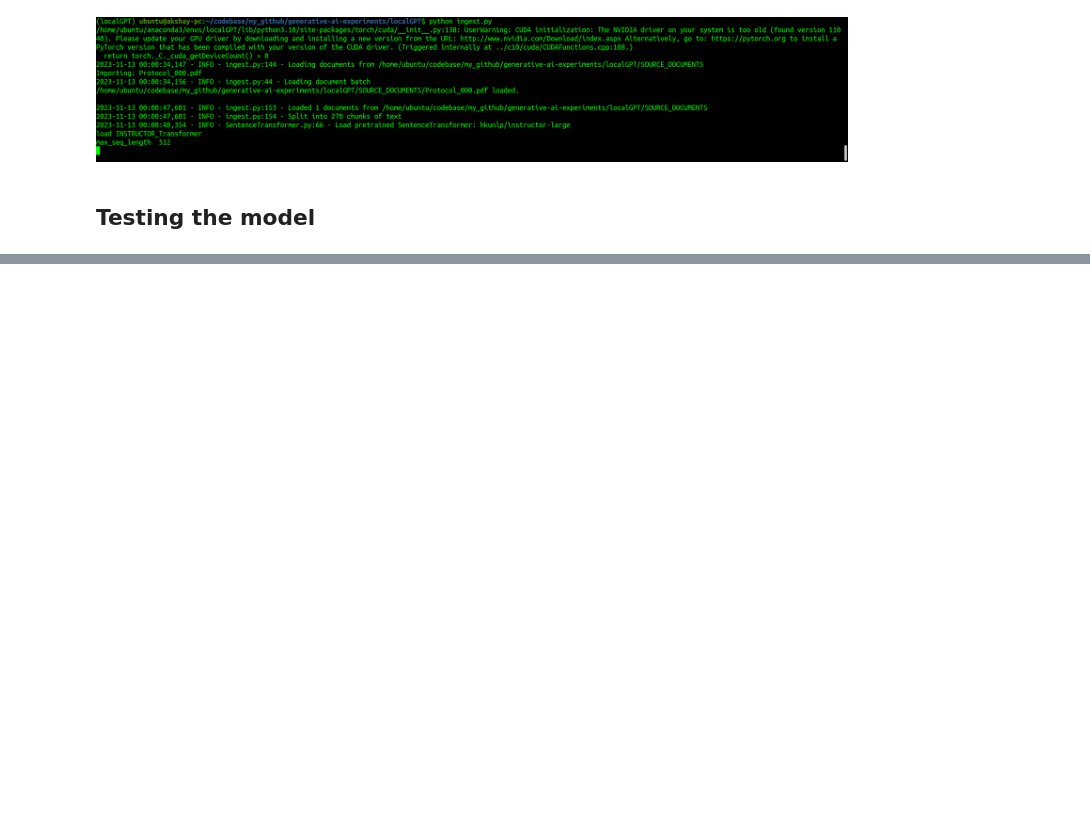
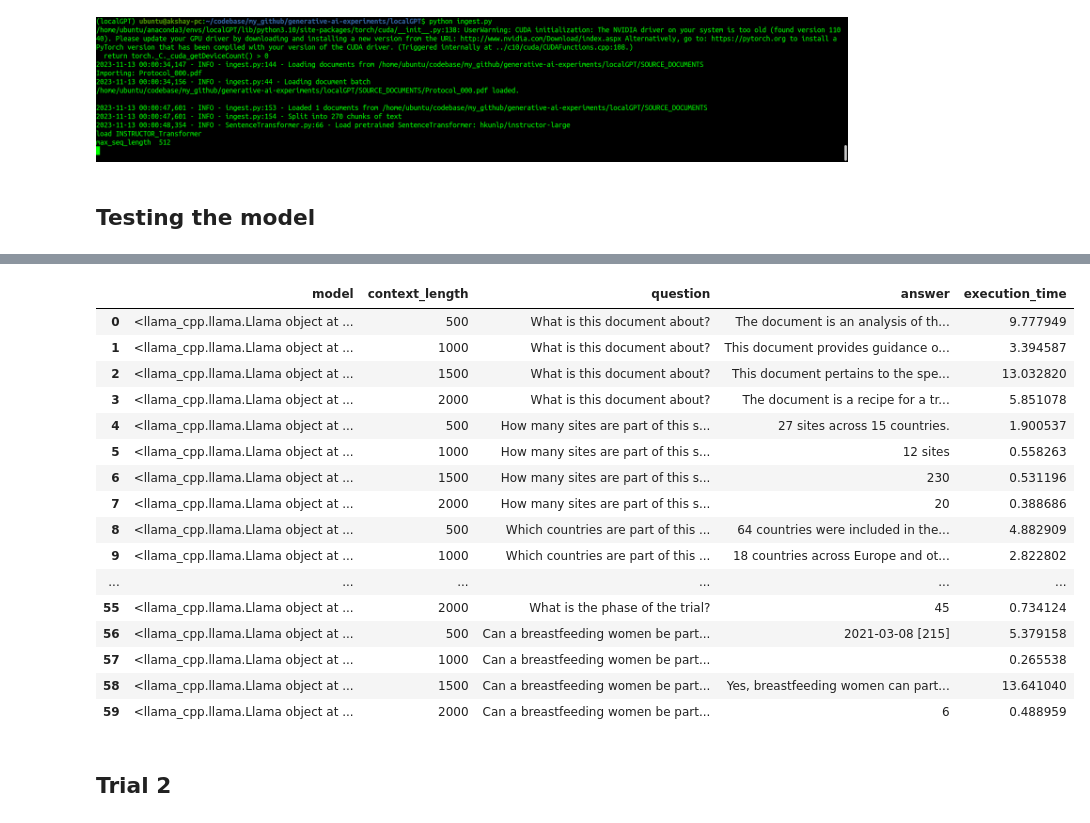
Before and after one commit to AksChougule/GenAI-projects, a Jupyter notebook: slm-comparing/comparing-SLMs.ipynb, the cells around one changed output, grey strips where cells are left out. Saved outputs shown, nothing was run; the diff lists cells and outputs as text; code cells hidden in the pictures; blank space fills up the shorter version.

```diff
--- a/slm-comparing/comparing-SLMs.ipynb
+++ b/slm-comparing/comparing-SLMs.ipynb
@@ -187,0 +227,7 @@ AVX = 1 | AVX2 = 1 | AVX512 = 0 | AVX512_VBMI = 0 | AVX512_VNNI = 0 | FMA = 1 |
+# %%
+def model(input_df):
+    answer = []
+    for index, row in input_df.iterrows():
+        answer.append(qa(row["questions"]))
+
+    return answer
@@ -187,0 +285,35 @@ AVX = 1 | AVX2 = 1 | AVX512 = 0 | AVX512_VBMI = 0 | AVX512_VNNI = 0 | FMA = 1 |
+# %%
+tokens = [500, 1000, 1500, 2000]
+models = [llama_7b, zephyr_7b, mistral_7b]
+questions = [
+    "What is this document about?",
+    "How many sites are part of this study?",
+    "Which countries are part of this study?",
+    "What is the phase of the trial?",
+    "Can a breastfeeding women be part of this study?"
+    ]
+
+df_qa = []
+
+for model in models:
+    for question in questions:
+        for token in tokens:
+            start_time = time.time()
+            output = model(f"Q: {question} A: ",
+                        max_tokens=token,
+                        stop=["Q:", "\n"],
+                        echo=True)
+            df_qa.append(
+                {
+                'model': model,
+                'context_length': token,
+                'question': question,
+                'answer':output['choices'][0]['text'].split('A: ')[1],
+                'full_text':output['choices'][0]['text'],
+                'execution_time': (time.time() - start_time)
+                }
+            )
+            print(output)
+
+
+df = pd.DataFrame(df_qa)
@@ -187,0 +375,23 @@ AVX = 1 | AVX2 = 1 | AVX512 = 0 | AVX512_VBMI = 0 | AVX512_VNNI = 0 | FMA = 1 |
+# %%
+pd.set_option("display.max_colwidth",0)
+df
+# %% [output]
+|  | model | context_length | question | answer | execution_time |
+| 0 | <llama_cpp.llama.Llama object at ... | 500 | What is this document about? | The document is an analysis of th... | 9.777949 |
+| 1 | <llama_cpp.llama.Llama object at ... | 1000 | What is this document about? | This document provides guidance o... | 3.394587 |
+| 2 | <llama_cpp.llama.Llama object at ... | 1500 | What is this document about? | This document pertains to the spe... | 13.032820 |
+| 3 | <llama_cpp.llama.Llama object at ... | 2000 | What is this document about? | The document is a recipe for a tr... | 5.851078 |
+| 4 | <llama_cpp.llama.Llama object at ... | 500 | How many sites are part of this s... | 27 sites across 15 countries. | 1.900537 |
+| 5 | <llama_cpp.llama.Llama object at ... | 1000 | How many sites are part of this s... | 12 sites | 0.558263 |
+| 6 | <llama_cpp.llama.Llama object at ... | 1500 | How many sites are part of this s... | 230 | 0.531196 |
+| 7 | <llama_cpp.llama.Llama object at ... | 2000 | How many sites are part of this s... | 20 | 0.388686 |
+| 8 | <llama_cpp.llama.Llama object at ... | 500 | Which countries are part of this ... | 64 countries were included in the... | 4.882909 |
+| 9 | <llama_cpp.llama.Llama object at ... | 1000 | Which countries are part of this ... | 18 countries across Europe and ot... | 2.822802 |
+| ... | ... | ... | ... | ... | ... |
+| 55 | <llama_cpp.llama.Llama object at ... | 2000 | What is the phase of the trial? | 45 | 0.734124 |
+| 56 | <llama_cpp.llama.Llama object at ... | 500 | Can a breastfeeding women be part... | 2021-03-08 [215] | 5.379158 |
+| 57 | <llama_cpp.llama.Llama object at ... | 1000 | Can a breastfeeding women be part... |  | 0.265538 |
+| 58 | <llama_cpp.llama.Llama object at ... | 1500 | Can a breastfeeding women be part... | Yes, breastfeeding women can part... | 13.641040 |
+| 59 | <llama_cpp.llama.Llama object at ... | 2000 | Can a breastfeeding women be part... | 6 | 0.488959 |
+# %% [markdown]
+## Trial 2
```
Also changed, not shown: parts of 29 cells of this notebook.
